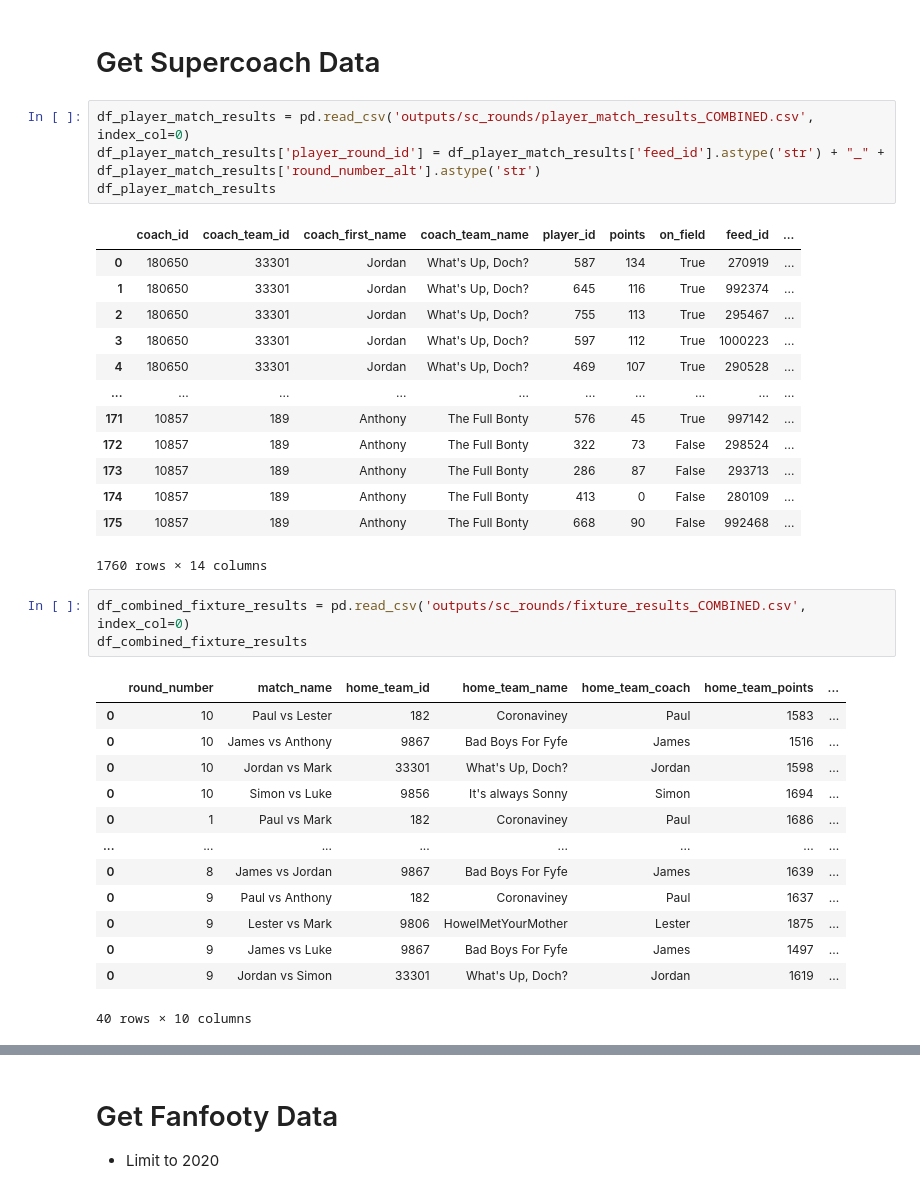
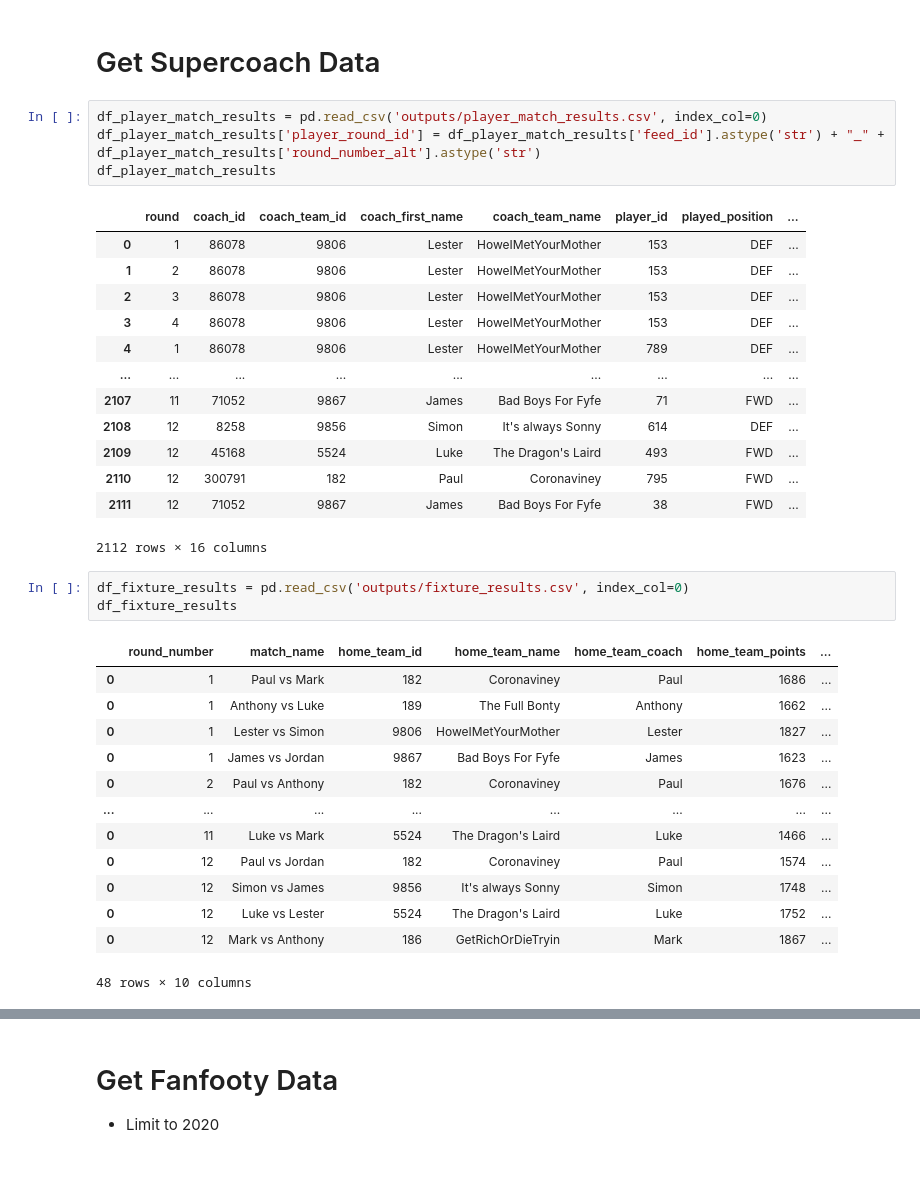
Before and after one commit to mark-richards/sc-player-data, a Jupyter notebook: 2020 Insights.ipynb, the cells around one changed output, grey strips where cells are left out. Drawn from its saved outputs; the diff is of its cells as text.

```diff
--- a/2020 Insights.ipynb
+++ b/2020 Insights.ipynb
@@ -7,38 +7,38 @@ pd.set_option('display.max_rows', 30)
 # %% [markdown]
 # Get Supercoach Data
 # %%
-df_player_match_results = pd.read_csv('outputs/sc_rounds/player_match_results_COMBINED.csv', index_col=0)
+df_player_match_results = pd.read_csv('outputs/player_match_results.csv', index_col=0)
 df_player_match_results['player_round_id'] = df_player_match_results['feed_id'].astype('str') + "_" + df_player_match_results['round_number_alt'].astype('str')
 df_player_match_results
 # %% [output]
-|  | coach_id | coach_team_id | coach_first_name | coach_team_name | player_id | points | on_field | feed_id | ... |
-| 0 | 180650 | 33301 | Jordan | What's Up, Doch? | 587 | 134 | True | 270919 | ... |
-| 1 | 180650 | 33301 | Jordan | What's Up, Doch? | 645 | 116 | True | 992374 | ... |
-| 2 | 180650 | 33301 | Jordan | What's Up, Doch? | 755 | 113 | True | 295467 | ... |
-| 3 | 180650 | 33301 | Jordan | What's Up, Doch? | 597 | 112 | True | 1000223 | ... |
-| 4 | 180650 | 33301 | Jordan | What's Up, Doch? | 469 | 107 | True | 290528 | ... |
-| ... | ... | ... | ... | ... | ... | ... | ... | ... | ... |
-| 171 | 10857 | 189 | Anthony | The Full Bonty | 576 | 45 | True | 997142 | ... |
-| 172 | 10857 | 189 | Anthony | The Full Bonty | 322 | 73 | False | 298524 | ... |
-| 173 | 10857 | 189 | Anthony | The Full Bonty | 286 | 87 | False | 293713 | ... |
-| 174 | 10857 | 189 | Anthony | The Full Bonty | 413 | 0 | False | 280109 | ... |
-| 175 | 10857 | 189 | Anthony | The Full Bonty | 668 | 90 | False | 992468 | ... |
+|  | round | coach_id | coach_team_id | coach_first_name | coach_team_name | player_id | played_position | ... |
+| 0 | 1 | 86078 | 9806 | Lester | HoweIMetYourMother | 153 | DEF | ... |
+| 1 | 2 | 86078 | 9806 | Lester | HoweIMetYourMother | 153 | DEF | ... |
+| 2 | 3 | 86078 | 9806 | Lester | HoweIMetYourMother | 153 | DEF | ... |
+| 3 | 4 | 86078 | 9806 | Lester | HoweIMetYourMother | 153 | DEF | ... |
+| 4 | 1 | 86078 | 9806 | Lester | HoweIMetYourMother | 789 | DEF | ... |
+| ... | ... | ... | ... | ... | ... | ... | ... | ... |
+| 2107 | 11 | 71052 | 9867 | James | Bad Boys For Fyfe | 71 | FWD | ... |
+| 2108 | 12 | 8258 | 9856 | Simon | It's always Sonny | 614 | DEF | ... |
+| 2109 | 12 | 45168 | 5524 | Luke | The Dragon's Laird | 493 | FWD | ... |
+| 2110 | 12 | 300791 | 182 | Paul | Coronaviney | 795 | FWD | ... |
+| 2111 | 12 | 71052 | 9867 | James | Bad Boys For Fyfe | 38 | FWD | ... |
-1760 rows × 14 columns
+2112 rows × 16 columns
 # %%
-df_combined_fixture_results = pd.read_csv('outputs/sc_rounds/fixture_results_COMBINED.csv', index_col=0)
-df_combined_fixture_results
+df_fixture_results = pd.read_csv('outputs/fixture_results.csv', index_col=0)
+df_fixture_results
 # %% [output]
 |  | round_number | match_name | home_team_id | home_team_name | home_team_coach | home_team_points | ... |
-| 0 | 10 | Paul vs Lester | 182 | Coronaviney | Paul | 1583 | ... |
-| 0 | 10 | James vs Anthony | 9867 | Bad Boys For Fyfe | James | 1516 | ... |
-| 0 | 10 | Jordan vs Mark | 33301 | What's Up, Doch? | Jordan | 1598 | ... |
-| 0 | 10 | Simon vs Luke | 9856 | It's always Sonny | Simon | 1694 | ... |
 | 0 | 1 | Paul vs Mark | 182 | Coronaviney | Paul | 1686 | ... |
+| 0 | 1 | Anthony vs Luke | 189 | The Full Bonty | Anthony | 1662 | ... |
+| 0 | 1 | Lester vs Simon | 9806 | HoweIMetYourMother | Lester | 1827 | ... |
+| 0 | 1 | James vs Jordan | 9867 | Bad Boys For Fyfe | James | 1623 | ... |
+| 0 | 2 | Paul vs Anthony | 182 | Coronaviney | Paul | 1676 | ... |
 | ... | ... | ... | ... | ... | ... | ... | ... |
-| 0 | 8 | James vs Jordan | 9867 | Bad Boys For Fyfe | James | 1639 | ... |
-| 0 | 9 | Paul vs Anthony | 182 | Coronaviney | Paul | 1637 | ... |
-| 0 | 9 | Lester vs Mark | 9806 | HoweIMetYourMother | Lester | 1875 | ... |
-| 0 | 9 | James vs Luke | 9867 | Bad Boys For Fyfe | James | 1497 | ... |
-| 0 | 9 | Jordan vs Simon | 33301 | What's Up, Doch? | Jordan | 1619 | ... |
+| 0 | 11 | Luke vs Mark | 5524 | The Dragon's Laird | Luke | 1466 | ... |
+| 0 | 12 | Paul vs Jordan | 182 | Coronaviney | Paul | 1574 | ... |
+| 0 | 12 | Simon vs James | 9856 | It's always Sonny | Simon | 1748 | ... |
+| 0 | 12 | Luke vs Lester | 5524 | The Dragon's Laird | Luke | 1752 | ... |
+| 0 | 12 | Mark vs Anthony | 186 | GetRichOrDieTryin | Mark | 1867 | ... |
-40 rows × 10 columns
+48 rows × 10 columns
 # %%
```
Also changed, not shown: parts of 11 cells of this notebook, 40 other files.
